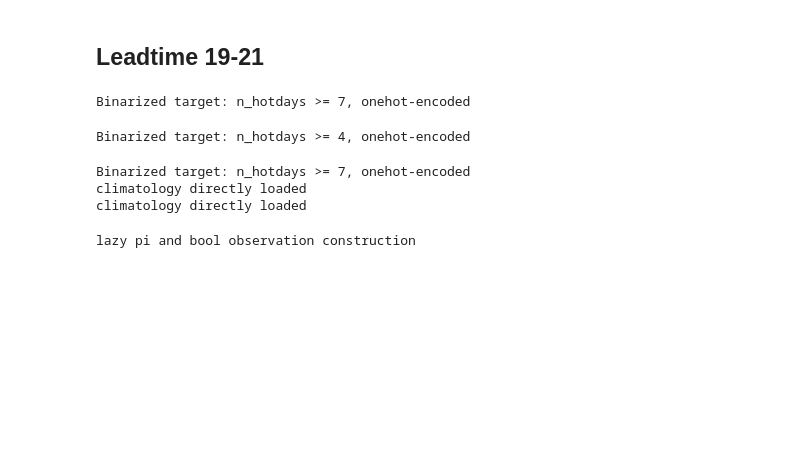
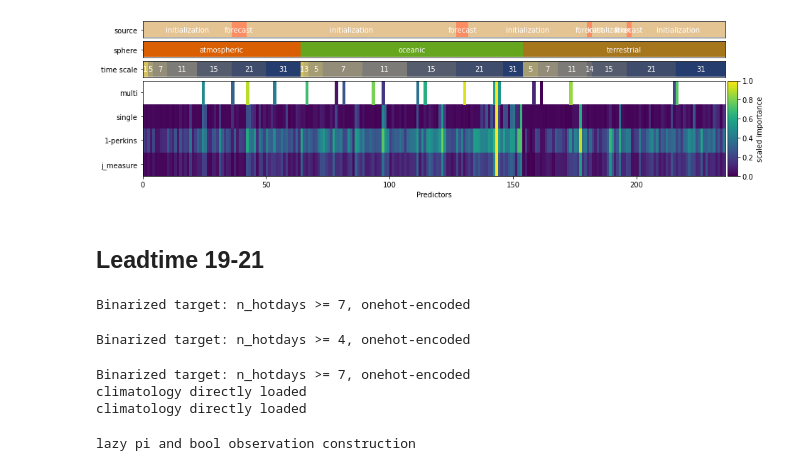
Before and after one commit to chiemvs/Hybrid, a Jupyter notebook: notebooks/predictor_selection.ipynb, the cells around one changed output. Drawn from its saved outputs; the diff is of its cells as text; code cells hidden in the pictures; blank space fills up the shorter version.

```diff
--- a/notebooks/predictor_selection.ipynb
+++ b/notebooks/predictor_selection.ipynb
@@ -82,0 +121,14 @@ def scatter(df, xcol, ycol, n_names = 10, title: str = None):
+# %%
+spherebook = {'oceanic':['sst','sst_nhplus','siconc_nhmin','pdo'],
+           'terrestrial':['swvl13_europe','swvl4_europe','transp_europe','swvl4', 'swvl13','snowc_nhmin'],
+           'atmospheric':['z','z-reg','mjo','z300_nhnorm','t850_nhblock','tcc_europe']}
+sourcebook = {'forecast':['swvl13','swvl4','z','z-reg','sst'],
+              'initialization':['sst_nhplus','siconc_nhmin','pdo','swvl13_europe','swvl4_europe','transp_europe',
+                               'snowc_nhmin','mjo','z300_nhnorm','t850_nhblock','tcc_europe']}
+# %%
+properties = combined.reset_index('timeagg')[['timeagg']]
+properties['sphere'] = properties.index.get_level_values('variable').to_series().apply(lambda s: [key for key in spherebook.keys() if s in spherebook[key]][0]).values
+properties['source'] = properties.index.get_level_values('variable').to_series().apply(lambda s: [key for key in sourcebook.keys() if s in sourcebook[key]][0]).values
+# Order of the final plot?
+properties = properties.sort_values(['sphere','timeagg','source']).set_index('timeagg', drop = False, append = True)
+properties.index = properties.index.reorder_levels(combined.index.names)
@@ -82,0 +152,2 @@ def scatter(df, xcol, ycol, n_names = 10, title: str = None):
+# %%
+scaled = pd.DataFrame(minmax_scale(combined), columns = combined.columns, index = combined.index)
@@ -83,3 +181,49 @@ def scatter(df, xcol, ycol, n_names = 10, title: str = None):
+# %%
+fig = plt.figure(figsize=(15,4), facecolor = 'white')
+gs1 = GridSpec(nrows = 8, ncols = 50, hspace=0.2)
+ax_imp = fig.add_subplot(gs1[3:, :-1])
+ax_time = fig.add_subplot(gs1[2, :-1])
+ax_source = fig.add_subplot(gs1[0, :-1])
+ax_sphere = fig.add_subplot(gs1[1, :-1])
+
+ax_cbar_imp = fig.add_subplot(gs1[3:, -1:])
+ax_cbar_time = fig.add_subplot(gs1[:3, -1:])
+
+im = ax_imp.pcolor(scaled.loc[properties.index,:].T)
+ax_imp.set_yticks(np.arange(0.5, len(combined.columns)+0.5, 1))
+ax_imp.set_yticklabels(combined.columns.values)
+ax_imp.set_xlabel('Predictors')
+
+#ax_time.pcolor(properties[['timeagg']].T, cmap = 'cividis')
+#ax_time.set_yticks([0.5])
+#ax_time.set_yticklabels(['time scale'])
+#ax_time.get_xaxis().set_visible(False)
+
+plot_consecutive_categories(ax = ax_sphere, data = properties['sphere'], cmap = 'Dark2') #'RdYlGn'
+ax_sphere.set_yticks([0.5])
+ax_sphere.set_yticklabels(['sphere'])
+ax_sphere.set_xlim(ax_imp.get_xlim())
+ax_sphere.get_xaxis().set_visible(False)
+
+plot_consecutive_categories(ax = ax_time, data = properties['timeagg'], cmap = 'cividis_r')
+ax_time.set_yticks([0.5])
+ax_time.set_yticklabels(['time scale'])
+ax_time.set_xlim(ax_imp.get_xlim())
+ax_time.get_xaxis().set_visible(False)
+
+plot_consecutive_categories(ax = ax_source, data = properties['source'], cmap = 'Set2')
+ax_source.set_yticks([0.5])
+ax_source.set_yticklabels(['source'])
+ax_source.set_xlim(ax_imp.get_xlim())
+ax_source.get_xaxis().set_visible(False)
+
+ax_cbar_time.set_visible(False)
+fig.colorbar(im, cax = ax_cbar_imp, label = 'scaled importance')
+
+plt.savefig(os.path.expanduser('~/Pictures/predselec.png'), dpi = 160)
+plt.show()
+# %% [output]
+[figure, added]
 # %% [markdown]
 ## Leadtime 19-21
 # %%
```
Also changed, not shown: parts of 10 cells of this notebook, 2 other files.
